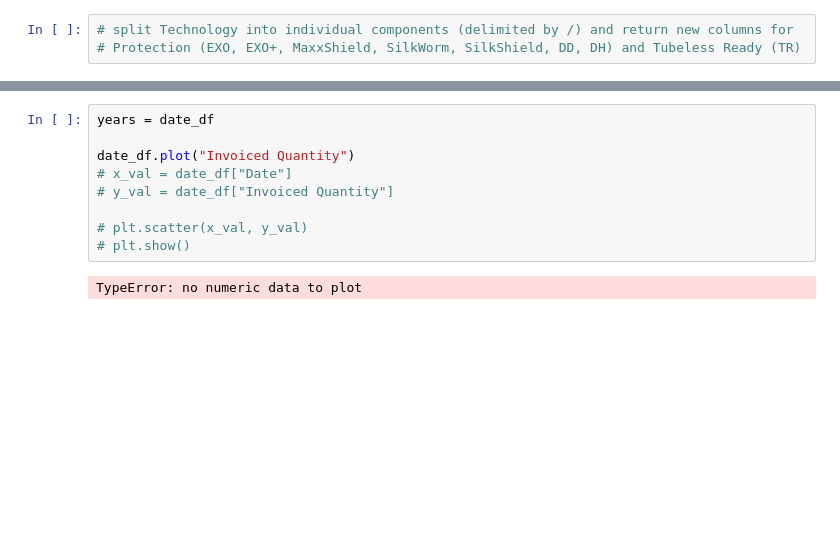
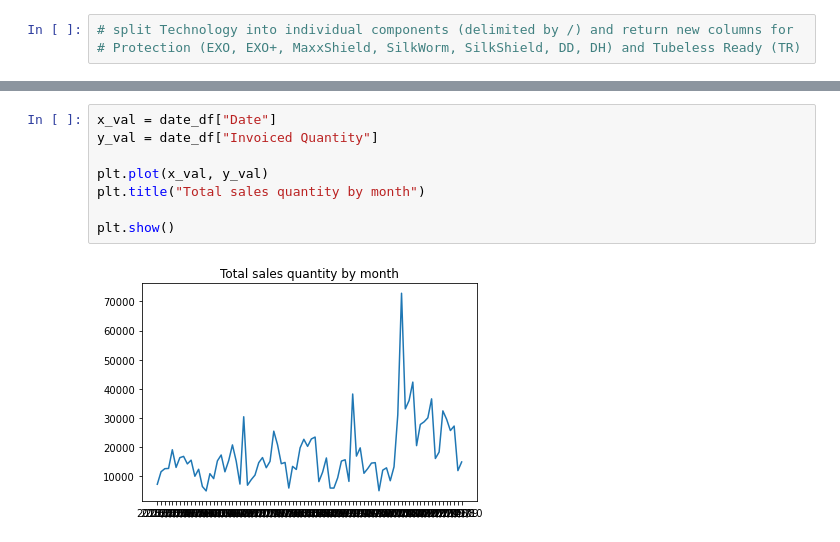
Before and after one commit to 2Delta/GT-Coding-Boot-Camp_Project-1, a Jupyter notebook: Project_01_BicycleSales.ipynb, the cells around one changed output, grey strips where cells are left out. Saved outputs shown, nothing was run; the diff lists cells and outputs as text; blank space fills up the shorter version.

```diff
--- a/Project_01_BicycleSales.ipynb
+++ b/Project_01_BicycleSales.ipynb
@@ -66,11 +69,10 @@ date_df
 # %%
-years = date_df
+x_val = date_df["Date"]
+y_val = date_df["Invoiced Quantity"]
 
-date_df.plot("Invoiced Quantity")
-# x_val = date_df["Date"]
-# y_val = date_df["Invoiced Quantity"]
+plt.plot(x_val, y_val)
+plt.title("Total sales quantity by month")
 
-# plt.scatter(x_val, y_val)
-# plt.show()
+plt.show()
 # %% [output]
-TypeError: no numeric data to plot
+[figure, added]
```
Also changed, not shown: parts of 4 cells of this notebook, 1 other file.
